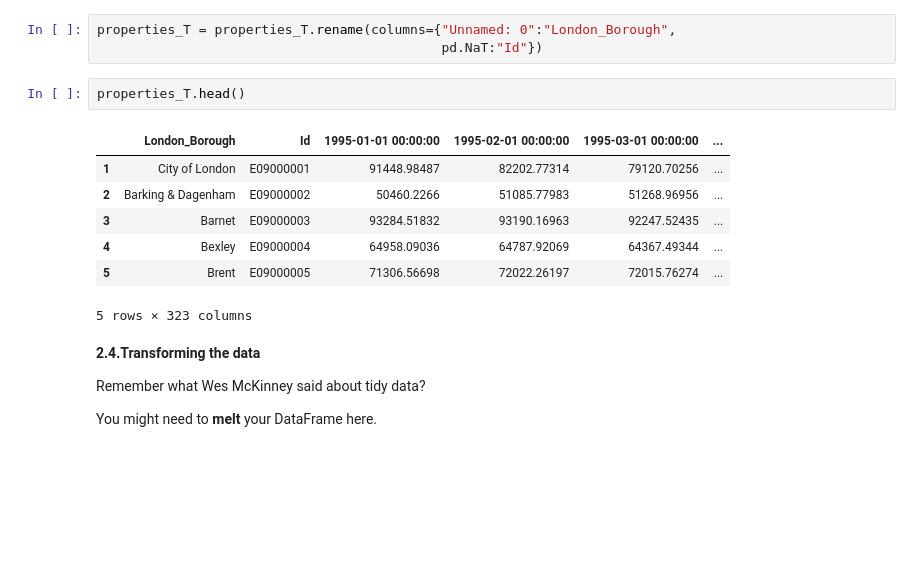
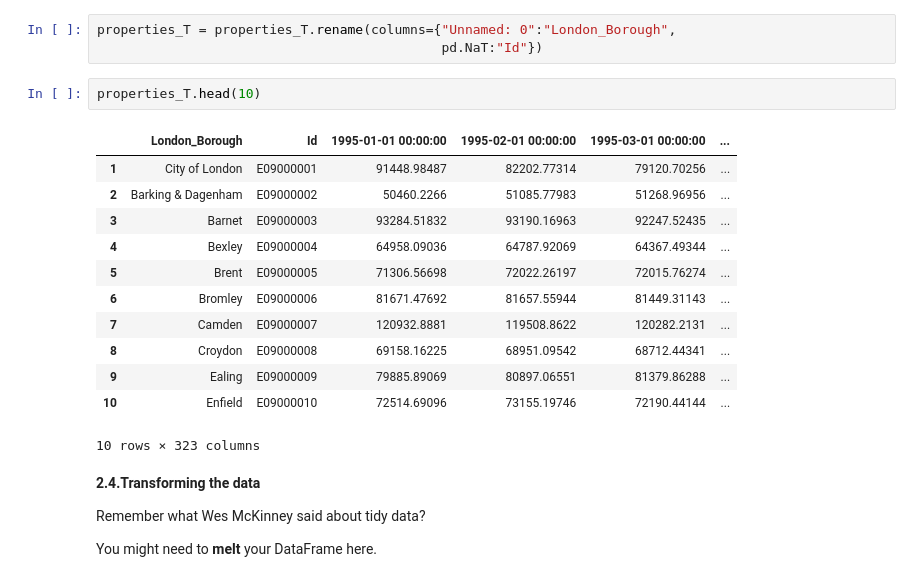
Before and after one commit to rcepedaraza/case-study---london-housing, a Jupyter notebook: london_housing.ipynb, the cells around one changed output. Saved outputs shown, nothing was run; the diff lists cells and outputs as text; blank space fills up the shorter version.

```diff
--- a/london_housing.ipynb
+++ b/london_housing.ipynb
@@ -131,15 +132,20 @@ You might we have to **rename** a couple columns. How do you do this? The clue's
 properties_T = properties_T.rename(columns={"Unnamed: 0":"London_Borough",
                                             pd.NaT:"Id"})
 # %%
-properties_T.head()
+properties_T.head(10)
 # %% [output]
 |  | London_Borough | Id | 1995-01-01 00:00:00 | 1995-02-01 00:00:00 | 1995-03-01 00:00:00 | ... |
 | 1 | City of London | E09000001 | 91448.98487 | 82202.77314 | 79120.70256 | ... |
 | 2 | Barking & Dagenham | E09000002 | 50460.2266 | 51085.77983 | 51268.96956 | ... |
 | 3 | Barnet | E09000003 | 93284.51832 | 93190.16963 | 92247.52435 | ... |
 | 4 | Bexley | E09000004 | 64958.09036 | 64787.92069 | 64367.49344 | ... |
 | 5 | Brent | E09000005 | 71306.56698 | 72022.26197 | 72015.76274 | ... |
+| 6 | Bromley | E09000006 | 81671.47692 | 81657.55944 | 81449.31143 | ... |
+| 7 | Camden | E09000007 | 120932.8881 | 119508.8622 | 120282.2131 | ... |
+| 8 | Croydon | E09000008 | 69158.16225 | 68951.09542 | 68712.44341 | ... |
+| 9 | Ealing | E09000009 | 79885.89069 | 80897.06551 | 81379.86288 | ... |
+| 10 | Enfield | E09000010 | 72514.69096 | 73155.19746 | 72190.44144 | ... |
-5 rows × 323 columns
+10 rows × 323 columns
 # %% [markdown]
 **2.4.Transforming the data**
 
```
Also changed, not shown: parts of 11 cells of this notebook.
